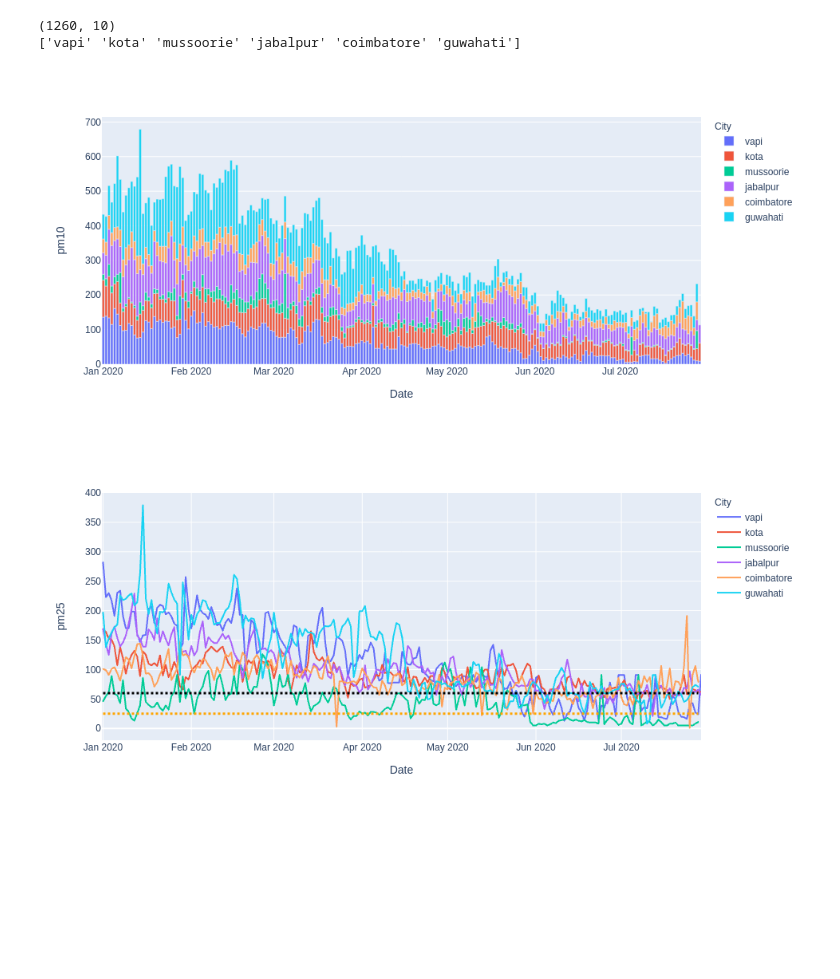
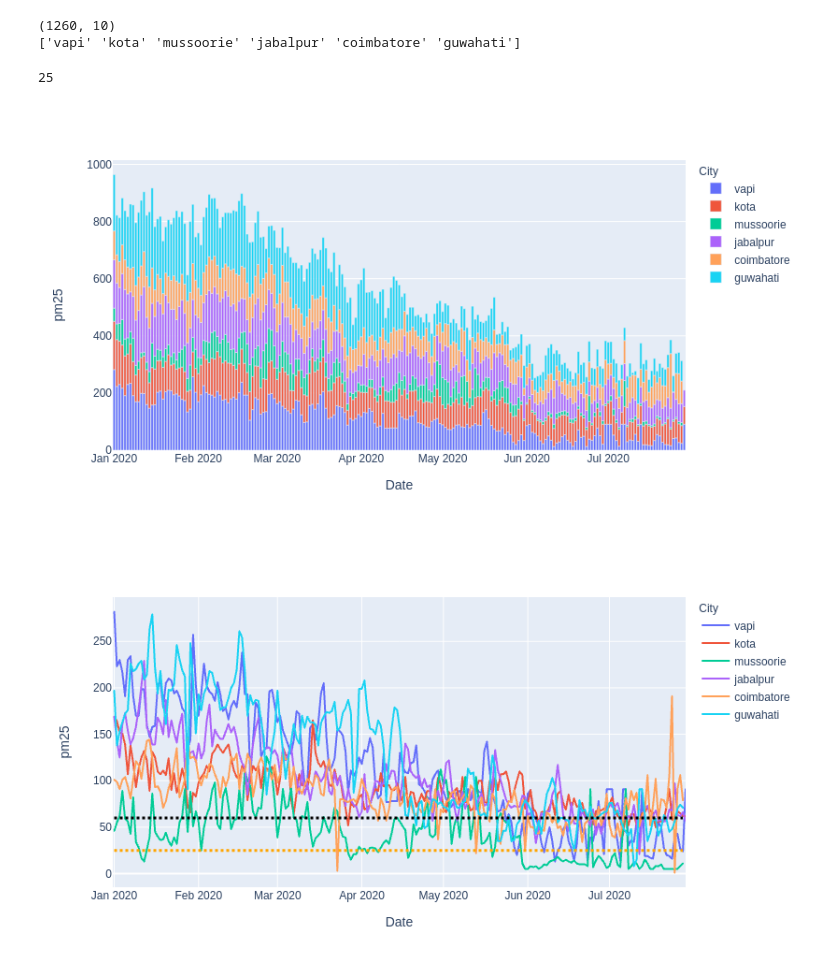
Before and after one commit to algoasylum/ExploringTheUnseen, a Jupyter notebook: code/LinePlots-rural-2020.ipynb, the cells around one changed output. Saved outputs shown, nothing was run; the diff lists cells and outputs as text; code cells hidden in the pictures; blank space fills up the shorter version.

```diff
--- a/code/LinePlots-rural-2020.ipynb
+++ b/code/LinePlots-rural-2020.ipynb
@@ -30,7 +30,7 @@ column_names[7] = 'City'
 df_rural.columns = column_names
 
 # clean up: fix date column and filter so that just this year's data is included
-df_rural.Date = pd.to_datetime(df_rural.Date, format = '%Y-%m-%d') # need the format string to specify which is the month and which is the year
+df_rural.Date = pd.to_datetime(df_rural.Date, format = '%d/%m/%Y') # need the format string to specify which is the month and which is the year
 df_rural['month_num'] = pd.DatetimeIndex(df_rural['Date']).month
 df_rural['month_name'] = df_rural.Date.dt.month_name()
 pollutant=['pm25','pm10','co','so2','o3','no2']
@@ -47,18 +47,42 @@ print(df_rural['City'].unique())
 # %% [output]
 (1260, 10)
 ['vapi' 'kota' 'mussoorie' 'jabalpur' 'coimbatore' 'guwahati']
+# %%
+pollutant_who = {}
+pollutant_who['co']   = 0
+pollutant_who['no2']  = 0
+pollutant_who['o3']   = 100 ##  8-hour mean
+pollutant_who['pm10'] = 50
+pollutant_who['pm25'] = 25
+pollutant_who['so2']  = 20
+
+## annual in 'industrial, residential, rural, others' areas
+pollutant_naaqs = {}
+pollutant_naaqs['co']   = 2   ##  8-hour mean
+pollutant_naaqs['no2']  = 80
+pollutant_naaqs['o3']   = 100 ##  8-hour mean
+pollutant_naaqs['pm10'] = 100
+pollutant_naaqs['pm25'] = 60
+pollutant_naaqs['so2']  = 80
+
+# Dates
+start='2020-01-01'
+end='2020-07-28'
+pollutant_who['pm25']
+# %% [output]
+25
 # %%
-fig = px.bar(df_rural,'Date','pm10',color='City')
+fig = px.bar(df_rural,'Date','pm25',color='City')
 fig.show()
 fig.write_image(f'images/rural_pm2.5_bar.png',width=1500,height=600)
 # %% [output]
-[figure, old version]
+[figure, new version]
 # %%
 fig=px.line(df_rural,'Date','pm25',color='City')
 fig.add_shape(type="line",
-            x0='2020-01-01',
+            x0=start,
             y0=25,
-            x1='2020-07-28',
+            x1=end,
             y1=25,
             line=dict(
                 color="orange",
@@ -66,9 +90,9 @@ fig.add_shape(type="line",
                 dash="dot",
             ))
 fig.add_shape(type="line",
-            x0='2020-01-01',
+            x0=start,
             y0=60,
-            x1='2020-07-28',
+            x1=end,
             y1=60,
             line=dict(
                 color="black",
@@ -78,7 +102,7 @@ fig.add_shape(type="line",
 fig.show()
 fig.write_image(f'images/rural_pm2.5_allcity_line.png',width=1500,height=600)
 # %% [output]
-[figure, old version]
+[figure, new version]
 # %%
 df_reduced=df_rural[df_rural['City'].isin(['mussoorie','coimbatore','vapi','kota','guwahati'])]
 # %%
```
Also changed, not shown: parts of 8 cells of this notebook, 28 other files.
